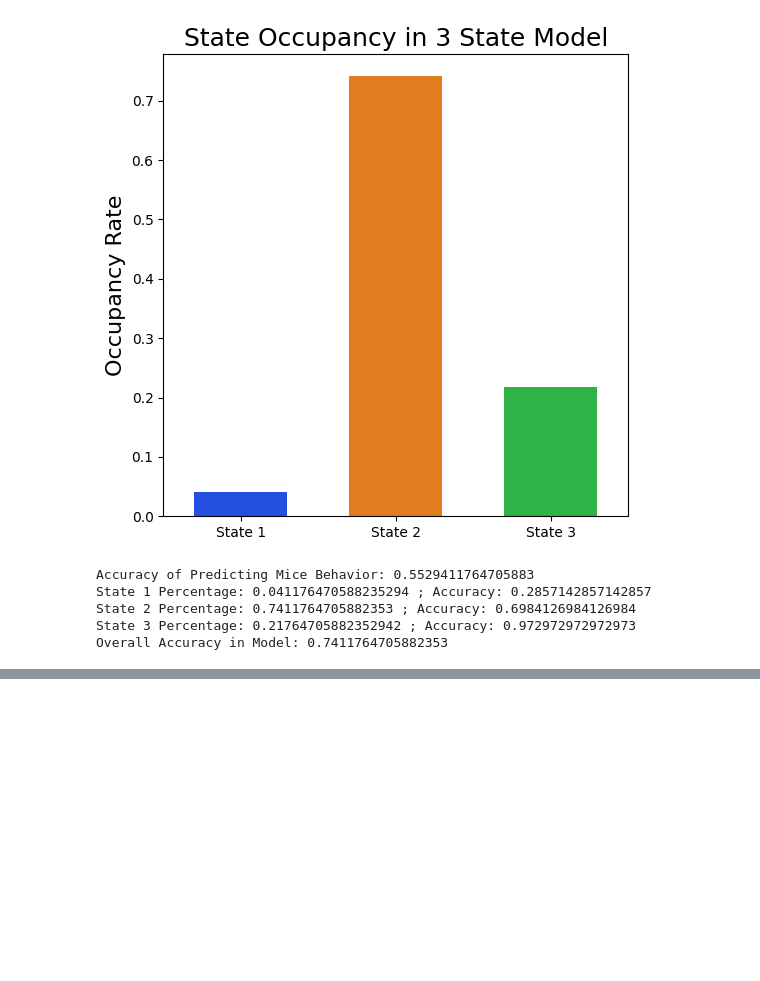
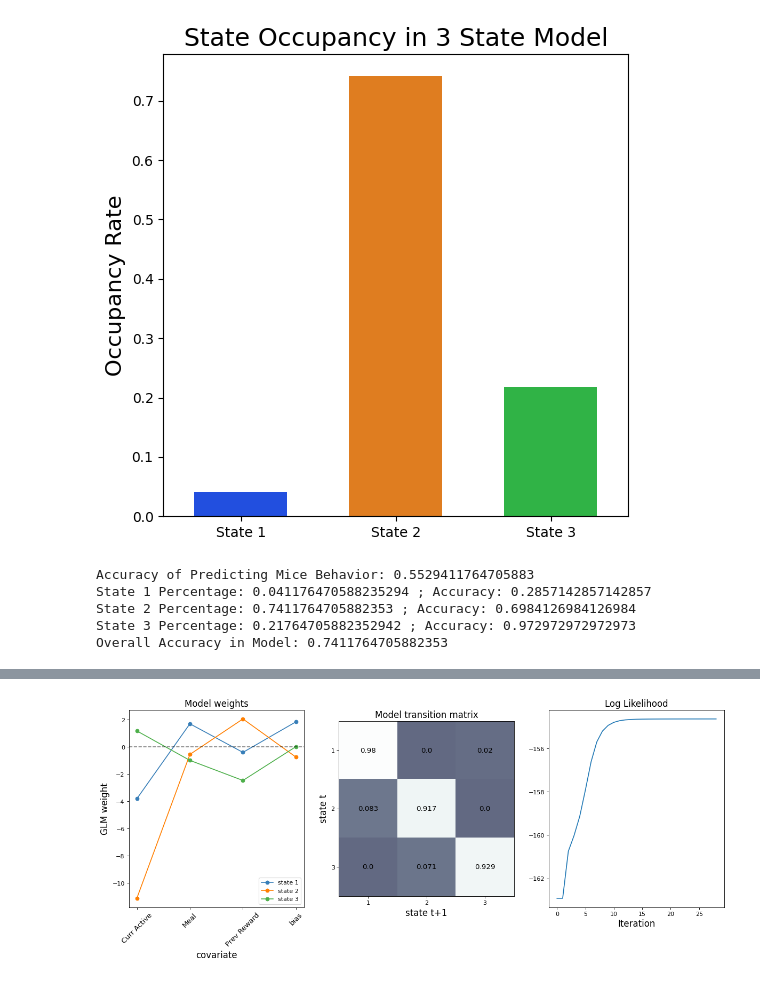
Before and after one commit to ftlabucsd/FEDUPP, a Jupyter notebook: HMM-GLM/GLM-HMM2.ipynb, the cells around one changed output, grey strips where cells are left out. Drawn from its saved outputs; the diff is of its cells as text; code cells hidden in the pictures; blank space fills up the shorter version.

```diff
--- a/HMM-GLM/GLM-HMM2.ipynb
+++ b/HMM-GLM/GLM-HMM2.ipynb
@@ -73,0 +99,4 @@ Overall Accuracy in Model: 0.7411764705882353
+# %%
+uls.graph_model_parameters(model, log, feat)
+# %% [output]
+[figure, added]
```
Also changed, not shown: parts of 37 cells of this notebook, 3 other files.
